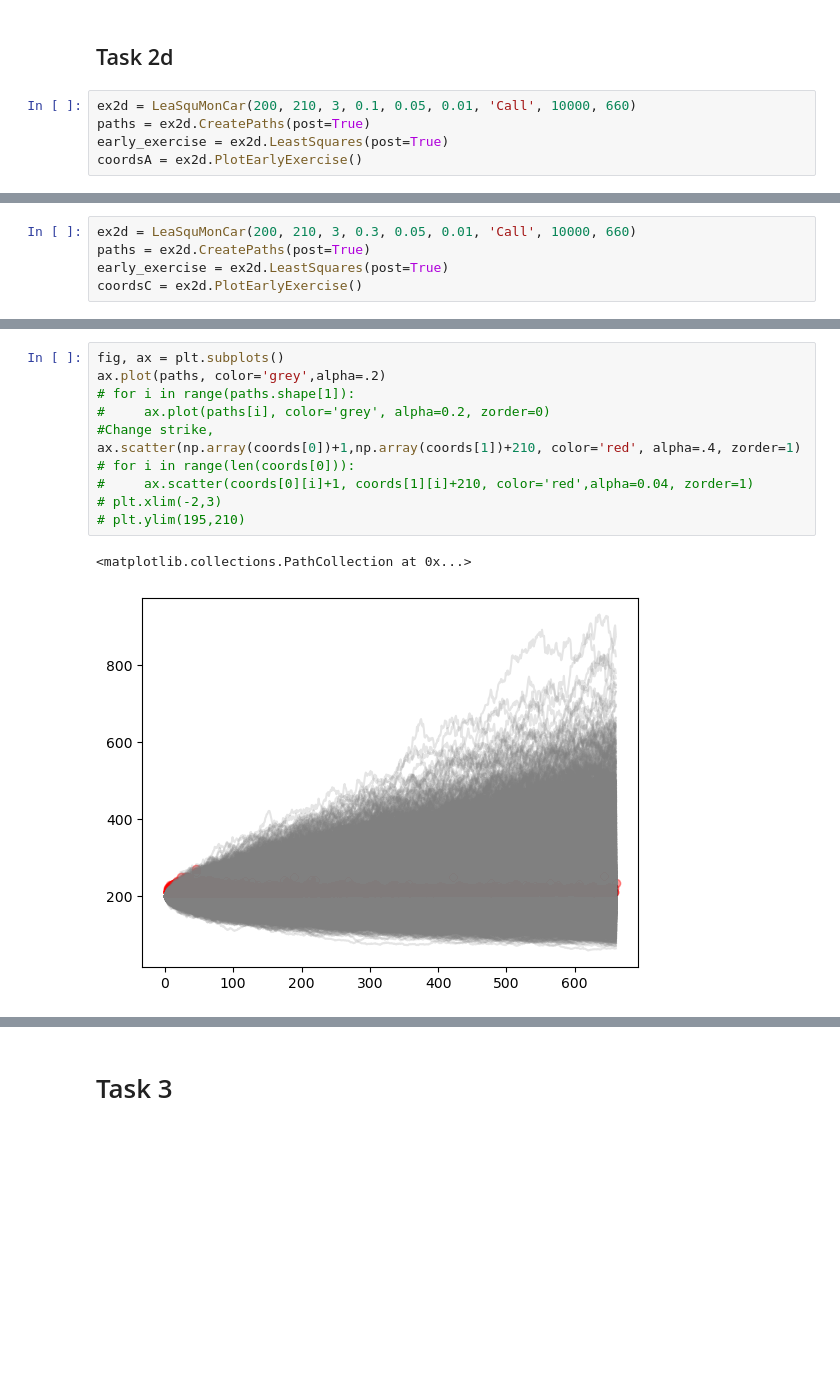
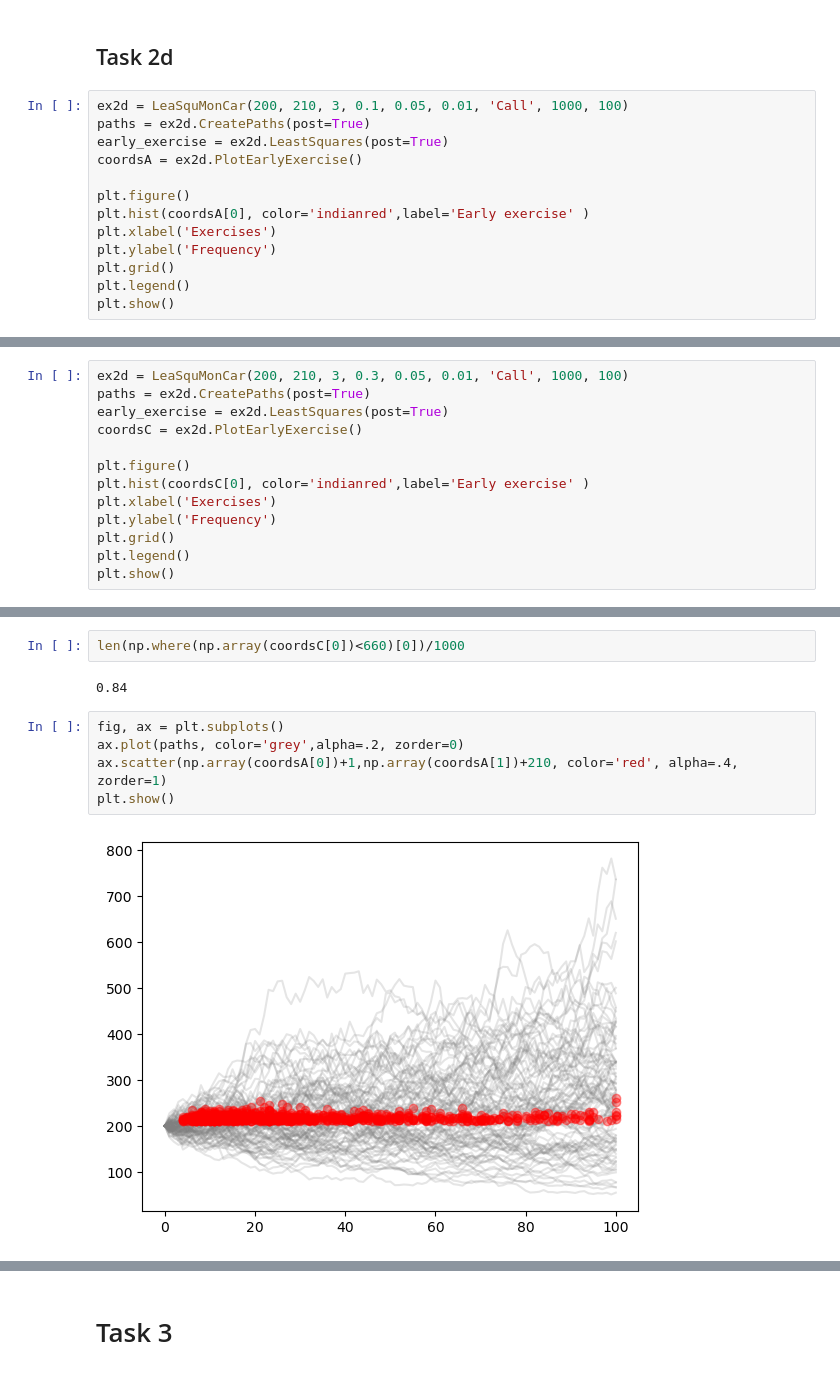
Before and after one commit to DataJakob/Various-School-Projects, a Jupyter notebook: Project_Evaluation_and_Finance/deliverable.ipynb, the cells around one changed output, grey strips where cells are left out. Drawn from its saved outputs; the diff is of its cells as text; blank space fills up the shorter version.

```diff
--- a/Project_Evaluation_and_Finance/deliverable.ipynb
+++ b/Project_Evaluation_and_Finance/deliverable.ipynb
@@ -199,8 +203,16 @@ np.where(coords[0]>=660)
 # %% [markdown]
 <h2> Task 2d
 # %%
-ex2d = LeaSquMonCar(200, 210, 3, 0.1, 0.05, 0.01, 'Call', 10000, 660)
+ex2d = LeaSquMonCar(200, 210, 3, 0.1, 0.05, 0.01, 'Call', 1000, 100)
 paths = ex2d.CreatePaths(post=True)
 early_exercise = ex2d.LeastSquares(post=True)
 coordsA = ex2d.PlotEarlyExercise()
+
+plt.figure()
+plt.hist(coordsA[0], color='indianred',label='Early exercise' )
+plt.xlabel('Exercises')
+plt.ylabel('Frequency')
+plt.grid()
+plt.legend()
+plt.show()
 # %% [output]
@@ -213,5 +243,13 @@ coordsB = ex2d.PlotEarlyExercise()
 # %%
-ex2d = LeaSquMonCar(200, 210, 3, 0.3, 0.05, 0.01, 'Call', 10000, 660)
+ex2d = LeaSquMonCar(200, 210, 3, 0.3, 0.05, 0.01, 'Call', 1000, 100)
 paths = ex2d.CreatePaths(post=True)
 early_exercise = ex2d.LeastSquares(post=True)
 coordsC = ex2d.PlotEarlyExercise()
+
+plt.figure()
+plt.hist(coordsC[0], color='indianred',label='Early exercise' )
+plt.xlabel('Exercises')
+plt.ylabel('Frequency')
+plt.grid()
+plt.legend()
+plt.show()
@@ -218,15 +258,12 @@ coordsC = ex2d.PlotEarlyExercise()
+# %%
+len(np.where(np.array(coordsC[0])<660)[0])/1000
+# %% [output]
+0.84
 # %%
 fig, ax = plt.subplots()
-ax.plot(paths, color='grey',alpha=.2)
-# for i in range(paths.shape[1]):
-#     ax.plot(paths[i], color='grey', alpha=0.2, zorder=0)
-#Change strike,
-ax.scatter(np.array(coords[0])+1,np.array(coords[1])+210, color='red', alpha=.4, zorder=1)
-# for i in range(len(coords[0])):
-#     ax.scatter(coords[0][i]+1, coords[1][i]+210, color='red',alpha=0.04, zorder=1)
-# plt.xlim(-2,3)
-# plt.ylim(195,210)
+ax.plot(paths, color='grey',alpha=.2, zorder=0)
+ax.scatter(np.array(coordsA[0])+1,np.array(coordsA[1])+210, color='red', alpha=.4, zorder=1)
+plt.show()
 # %% [output]
-<matplotlib.collections.PathCollection at 0x...>
-[figure, old version]
+[figure, new version]
 # %%
```
Also changed, not shown: parts of 18 cells of this notebook, 2 other files.
